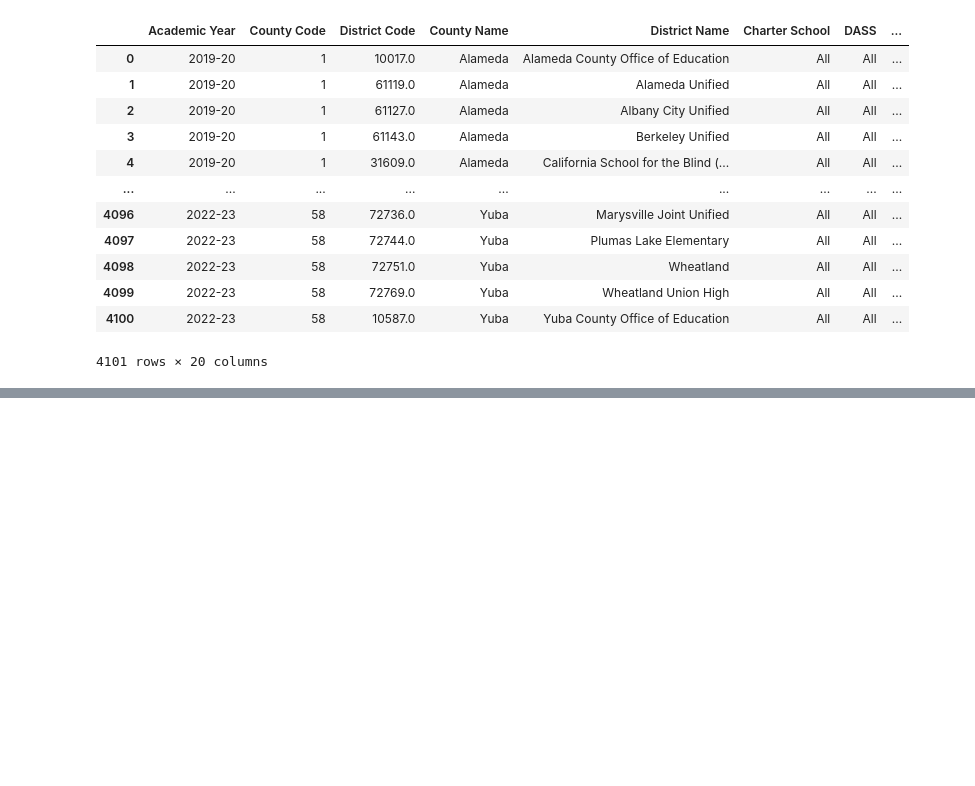
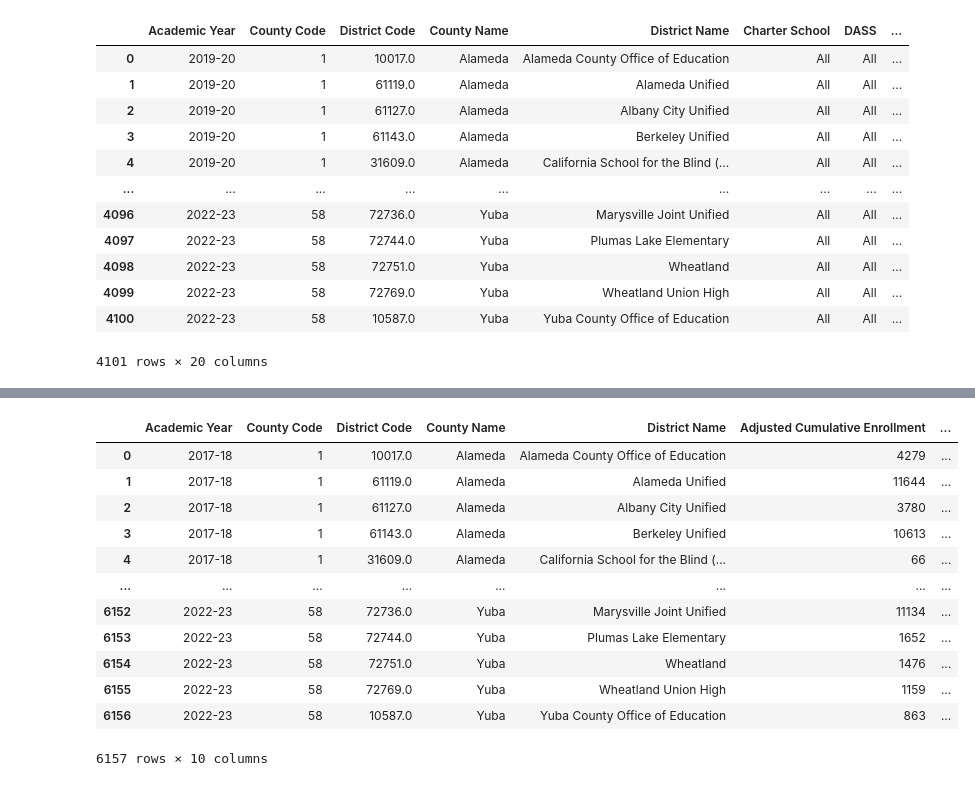
Before and after one commit to emilyksanders/CA_dropout_rates, a Jupyter notebook: 01_notebooks/001_Eli_explore_datasets.ipynb, the cells around one changed output, grey strips where cells are left out. Saved outputs shown, nothing was run; the diff lists cells and outputs as text; code cells hidden in the pictures; blank space fills up the shorter version.

```diff
--- a/01_notebooks/001_Eli_explore_datasets.ipynb
+++ b/01_notebooks/001_Eli_explore_datasets.ipynb
@@ -397,0 +440,58 @@ combined_df.to_csv('../02_data/001_new_csvs/homeless.csv')
+# %%
+# Defining a function to grab all the years for us and concat them
+def fetch_and_filter_stability_rate(start_year, end_year=None, existing_df=None):
+    # Construct an "end year" function for the URL
+    if end_year is None:
+        end_year = start_year + 1
+    year_str = f'{str(start_year)[-2:]}{str(end_year)[-2:]}'
+    # Construct the URL based on the given year
+    url = f'https://www3.cde.ca.gov/demo-downloads/stability/sr{year_str}.txt'
+
+    # List of encodings to try
+    encodings = ['utf-16', 'utf-16le', 'utf-16be', 'ISO-8859-1', 'utf-8', 'latin1']
+
+    # Try reading the data with different encodings
+    for encoding in encodings:
+        try:
+            df = pd.read_csv(url, delimiter='\t', encoding=encoding)
+            if not df.isna().all().all():
+                break
+        except:
+            continue
+
+    # Filter the data
+    df = df.loc[(df['Aggregate Level'] == 'D') & (df['Reporting Category'] == 'TA') & (df['Charter School'] == 'All') & (df['DASS'] == 'All')]
+
+    # Drop unnecessary columns
+    df.drop(columns=['Aggregate Level', 'School Code', 'School Name', 'Charter School', 'DASS', 'Reporting Category'], inplace=True)
+
+    # Drop any columns that are unnamed
+    df.drop(columns=[col for col in df.columns if 'Unnamed' in col], inplace=True)
+
+    # Concatenate with the existing DataFrame if provided
+    if existing_df is not None:
+        df = pd.concat([existing_df, df], ignore_index=True)
+
+    return df
+# %%
+combined_df_sr = None
+
+# Add data for multiple years
+for year in range(2017,2023):
+    combined_df_sr = fetch_and_filter_stability_rate(year, end_year=None, existing_df=combined_df_sr)
+
+combined_df_sr
+# %% [output]
+|  | Academic Year | County Code | District Code | County Name | District Name | Adjusted Cumulative Enrollment | ... |
+| 0 | 2017-18 | 1 | 10017.0 | Alameda | Alameda County Office of Education | 4279 | ... |
+| 1 | 2017-18 | 1 | 61119.0 | Alameda | Alameda Unified | 11644 | ... |
+| 2 | 2017-18 | 1 | 61127.0 | Alameda | Albany City Unified | 3780 | ... |
+| 3 | 2017-18 | 1 | 61143.0 | Alameda | Berkeley Unified | 10613 | ... |
+| 4 | 2017-18 | 1 | 31609.0 | Alameda | California School for the Blind (... | 66 | ... |
+| ... | ... | ... | ... | ... | ... | ... | ... |
+| 6152 | 2022-23 | 58 | 72736.0 | Yuba | Marysville Joint Unified | 11134 | ... |
+| 6153 | 2022-23 | 58 | 72744.0 | Yuba | Plumas Lake Elementary | 1652 | ... |
+| 6154 | 2022-23 | 58 | 72751.0 | Yuba | Wheatland | 1476 | ... |
+| 6155 | 2022-23 | 58 | 72769.0 | Yuba | Wheatland Union High | 1159 | ... |
+| 6156 | 2022-23 | 58 | 10587.0 | Yuba | Yuba County Office of Education | 863 | ... |
+6157 rows × 10 columns
```
Also changed, not shown: parts of 11 cells of this notebook, 1 other file.
